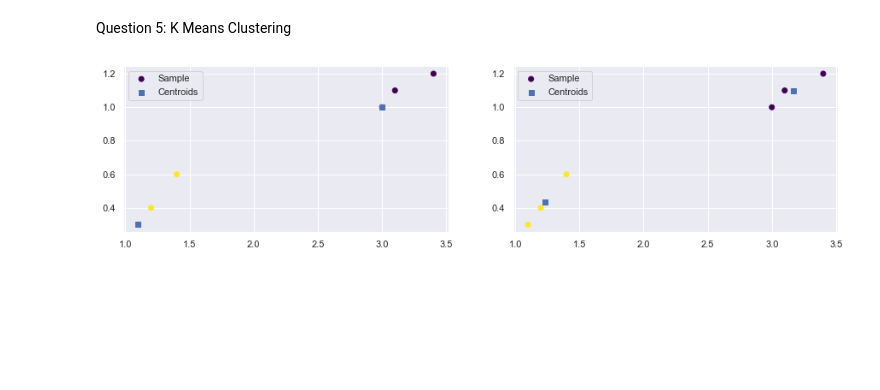
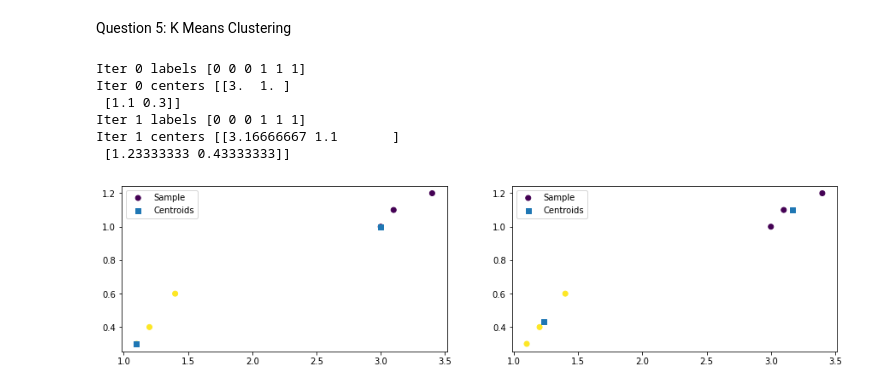
Before and after one commit to cod3-jr/EIT_BigData, a Jupyter notebook: Assignment-1.ipynb, the cells around one changed output. Drawn from its saved outputs; the diff is of its cells as text; code cells hidden in the pictures; blank space fills up the shorter version.

```diff
--- a/Assignment-1.ipynb
+++ b/Assignment-1.ipynb
@@ -171,10 +173,9 @@ cust6= [1.1,0.3]
 
 customers = np.array([cust1,cust2,cust3,cust4,cust5,cust6])
 centroids = np.array([cust1,cust6])
-N=len(customers)
 plt.figure(figsize=(15,25))
 
-def draw_status(customers, centroids, clusters, plotnumber):
+def draw_it(customers, centroids, clusters, plotnumber):
     plt.subplot(621+plotnumber)
     plt.scatter(customers[:,0],customers[:,1], c=clusters, cmap='viridis', label='Sample')
     plt.scatter(centroids[:,0],centroids[:,1], marker='s', label='Centroids')
@@ -183,33 +184,40 @@ def draw_status(customers, centroids, clusters, plotnumber):
 
 def find_clusters(X, n_clusters):
     plotnumber = 0
     centers = centroids
 
     while True:
         # Assign labels based on closest center
         labels = pairwise_distances_argmin(X, centers)
+        print(f'Iter {plotnumber} labels',labels)
+        print(f'Iter {plotnumber} centers', centers)
 
         # Find new centers from means of points
         new_centers = np.array([X[labels == i].mean(0) for i in range(n_clusters)])
 
         # Plot current state
-        draw_status(customers,centers,labels,plotnumber)
+        draw_it(customers,centers,labels,plotnumber)
         plotnumber += 1
 
         # Check for convergence
         if np.all(centers == new_centers):
             break
         centers = new_centers
-
 
     return centers, labels
 
 centers, labels = find_clusters(customers, 2)
 # plt.subplot(623)
 # plt.scatter(customers[:, 0], customers[:, 1], c=labels,
 #             s=50, cmap='viridis', label='Samples')
 # plt.scatter(centers[:,0], centers[:,1], c='black', s=100, alpha=0.5, label='Centroids')
 # plt.legend()
 plt.show()
 # %% [output]
+Iter 0 labels [0 0 0 1 1 1]
+Iter 0 centers [[3.  1. ]
+ [1.1 0.3]]
+Iter 1 labels [0 0 0 1 1 1]
+Iter 1 centers [[3.16666667 1.1       ]
+ [1.23333333 0.43333333]]
-[figure, old version]
+[figure, new version]
```
Also changed, not shown: parts of 2 cells of this notebook.
